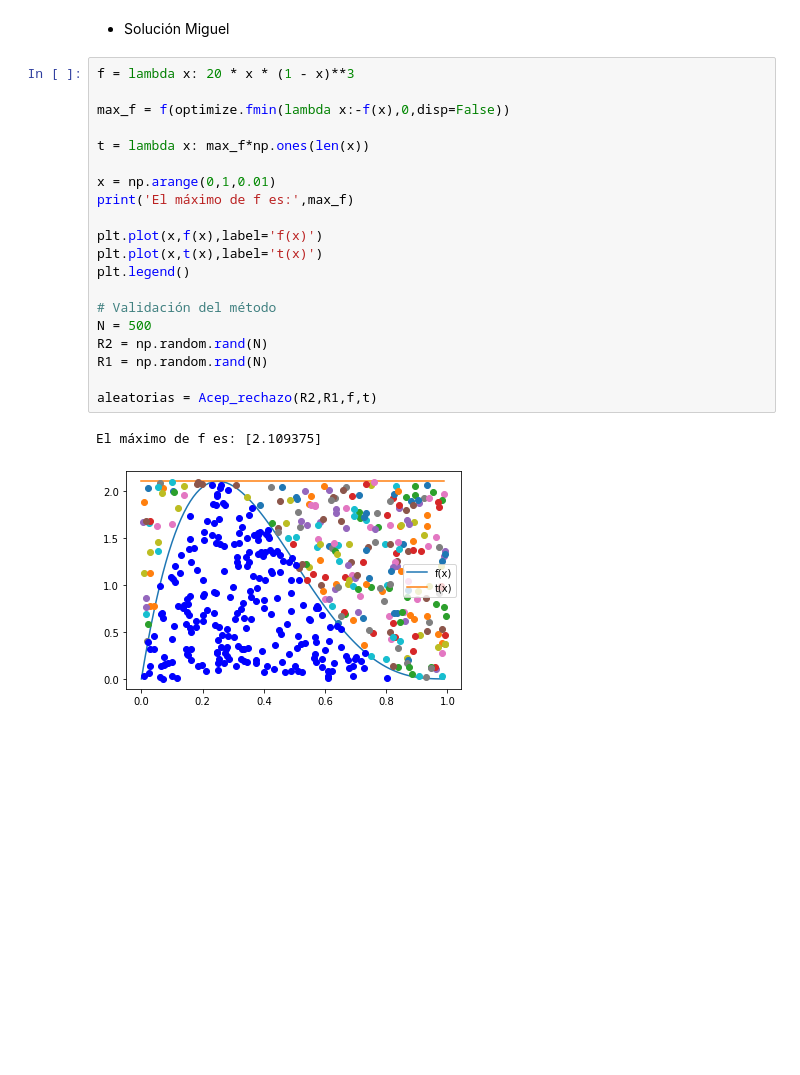
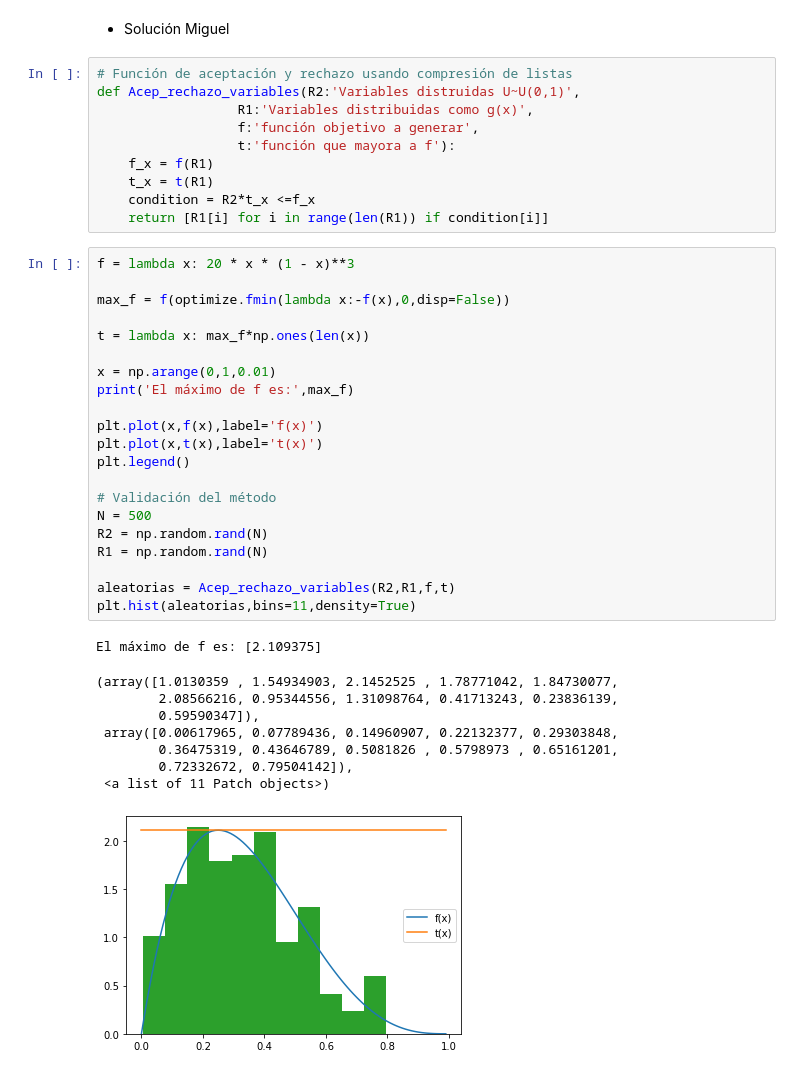
Before and after one commit to miguelaguirre11/Tarea2, a Jupyter notebook: Tarea4.ipynb, the cells around one changed output. Saved outputs shown, nothing was run; the diff lists cells and outputs as text; blank space fills up the shorter version.

```diff
--- a/Tarea4.ipynb
+++ b/Tarea4.ipynb
@@ -583,25 +601,43 @@ El máximo de f es: [2.109375]
 # %% [markdown]
 - Solución Miguel
+# %%
+# Función de aceptación y rechazo usando compresión de listas
+def Acep_rechazo_variables(R2:'Variables distruidas U~U(0,1)',
+                  R1:'Variables distribuidas como g(x)',
+                  f:'función objetivo a generar',
+                  t:'función que mayora a f'):
+    f_x = f(R1)
+    t_x = t(R1)
+    condition = R2*t_x <=f_x
+    return [R1[i] for i in range(len(R1)) if condition[i]]
 # %%
 f = lambda x: 20 * x * (1 - x)**3
 
 max_f = f(optimize.fmin(lambda x:-f(x),0,disp=False))
 
 t = lambda x: max_f*np.ones(len(x))
 
 x = np.arange(0,1,0.01)
 print('El máximo de f es:',max_f)
 
 plt.plot(x,f(x),label='f(x)')
 plt.plot(x,t(x),label='t(x)')
 plt.legend()
 
 # Validación del método
 N = 500
 R2 = np.random.rand(N)
 R1 = np.random.rand(N)
 
-aleatorias = Acep_rechazo(R2,R1,f,t)
+aleatorias = Acep_rechazo_variables(R2,R1,f,t)
+plt.hist(aleatorias,bins=11,density=True)
 # %% [output]
 El máximo de f es: [2.109375]
+(array([1.0130359 , 1.54934903, 2.1452525 , 1.78771042, 1.84730077,
+        2.08566216, 0.95344556, 1.31098764, 0.41713243, 0.23836139,
+        0.59590347]),
+ array([0.00617965, 0.07789436, 0.14960907, 0.22132377, 0.29303848,
+        0.36475319, 0.43646789, 0.5081826 , 0.5798973 , 0.65161201,
+        0.72332672, 0.79504142]),
+ <a list of 11 Patch objects>)
-[figure, old version]
+[figure, new version]
```
Also changed, not shown: parts of 7 cells of this notebook.
